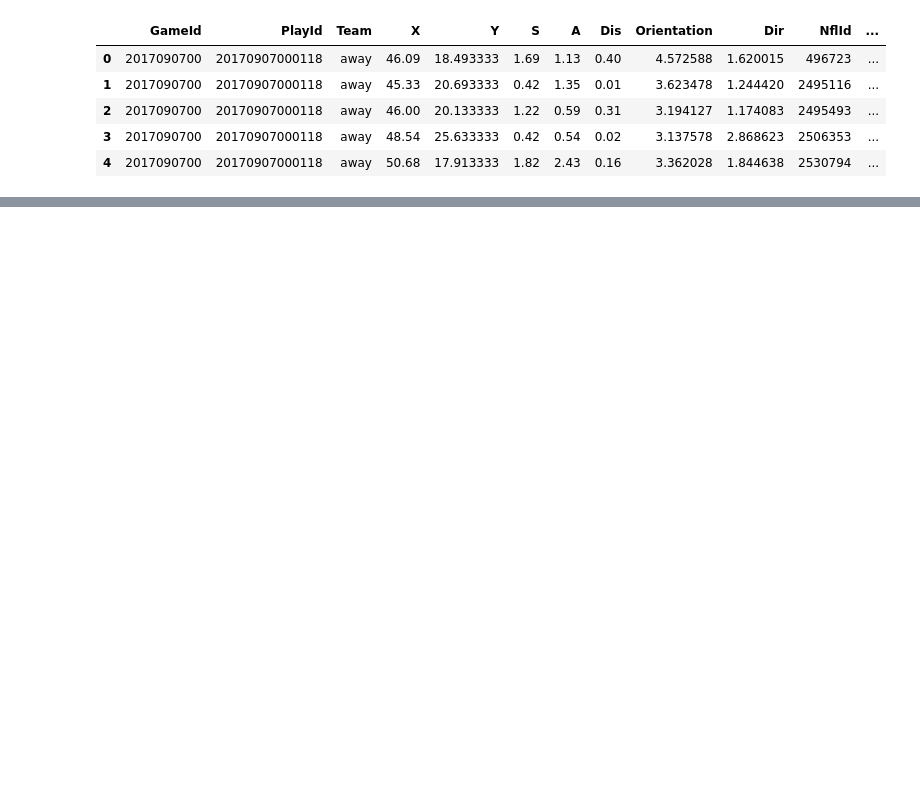
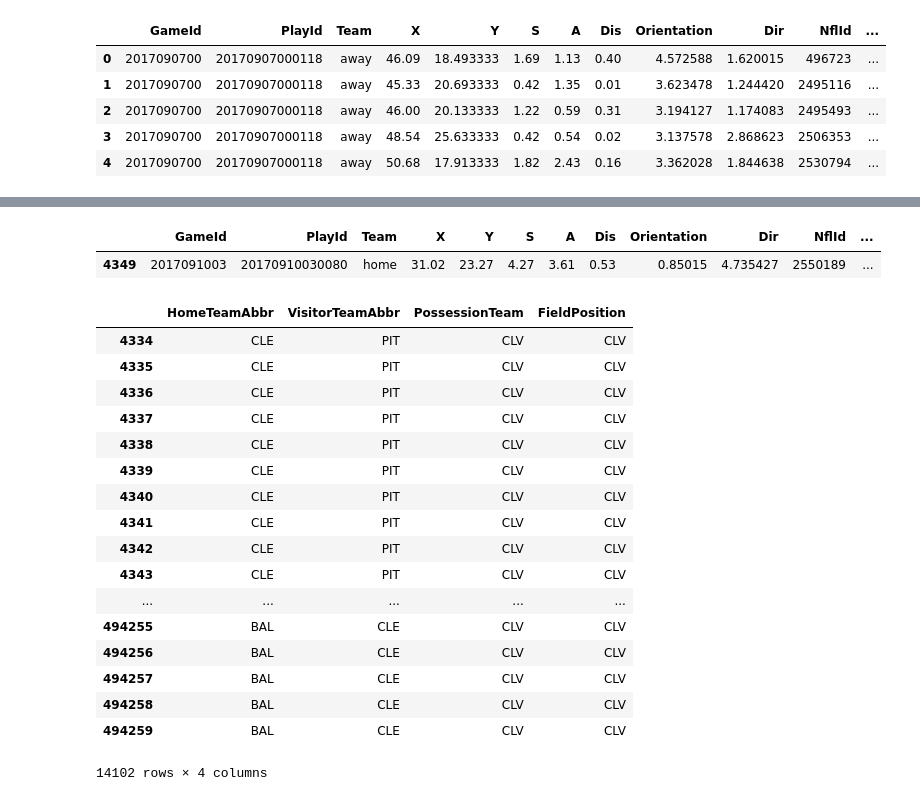
Before and after one commit to btseytlin/NFL-BIg-Data-Kaggle, a Jupyter notebook: pipeline_preprocess.ipynb, the cells around one changed output, grey strips where cells are left out. Cells and saved outputs as stored; diff of their text form; code cells hidden in the pictures; blank space fills up the shorter version.

```diff
--- a/pipeline_preprocess.ipynb
+++ b/pipeline_preprocess.ipynb
@@ -343,0 +444,26 @@ y_train = utils.make_y(X_train, df)
+# %%
+source_train[(source_train.PlayId==20170910030080) & (source_train.NflId==2550189)].head()
+# %% [output]
+|  | GameId | PlayId | Team | X | Y | S | A | Dis | Orientation | Dir | NflId | ... |
+| 4349 | 2017091003 | 20170910030080 | home | 31.02 | 23.27 | 4.27 | 3.61 | 0.53 | 0.85015 | 4.735427 | 2550189 | ... |
+# %%
+source_train[source_train.PossessionTeam == 'CLV'][['HomeTeamAbbr', 'VisitorTeamAbbr', 'PossessionTeam', 'FieldPosition']]
+# %% [output]
+|  | HomeTeamAbbr | VisitorTeamAbbr | PossessionTeam | FieldPosition |
+| 4334 | CLE | PIT | CLV | CLV |
+| 4335 | CLE | PIT | CLV | CLV |
+| 4336 | CLE | PIT | CLV | CLV |
+| 4337 | CLE | PIT | CLV | CLV |
+| 4338 | CLE | PIT | CLV | CLV |
+| 4339 | CLE | PIT | CLV | CLV |
+| 4340 | CLE | PIT | CLV | CLV |
+| 4341 | CLE | PIT | CLV | CLV |
+| 4342 | CLE | PIT | CLV | CLV |
+| 4343 | CLE | PIT | CLV | CLV |
+| ... | ... | ... | ... | ... |
+| 494255 | BAL | CLE | CLV | CLV |
+| 494256 | BAL | CLE | CLV | CLV |
+| 494257 | BAL | CLE | CLV | CLV |
+| 494258 | BAL | CLE | CLV | CLV |
+| 494259 | BAL | CLE | CLV | CLV |
+14102 rows × 4 columns
```
Also changed, not shown: parts of 30 cells of this notebook, 1 other file.
